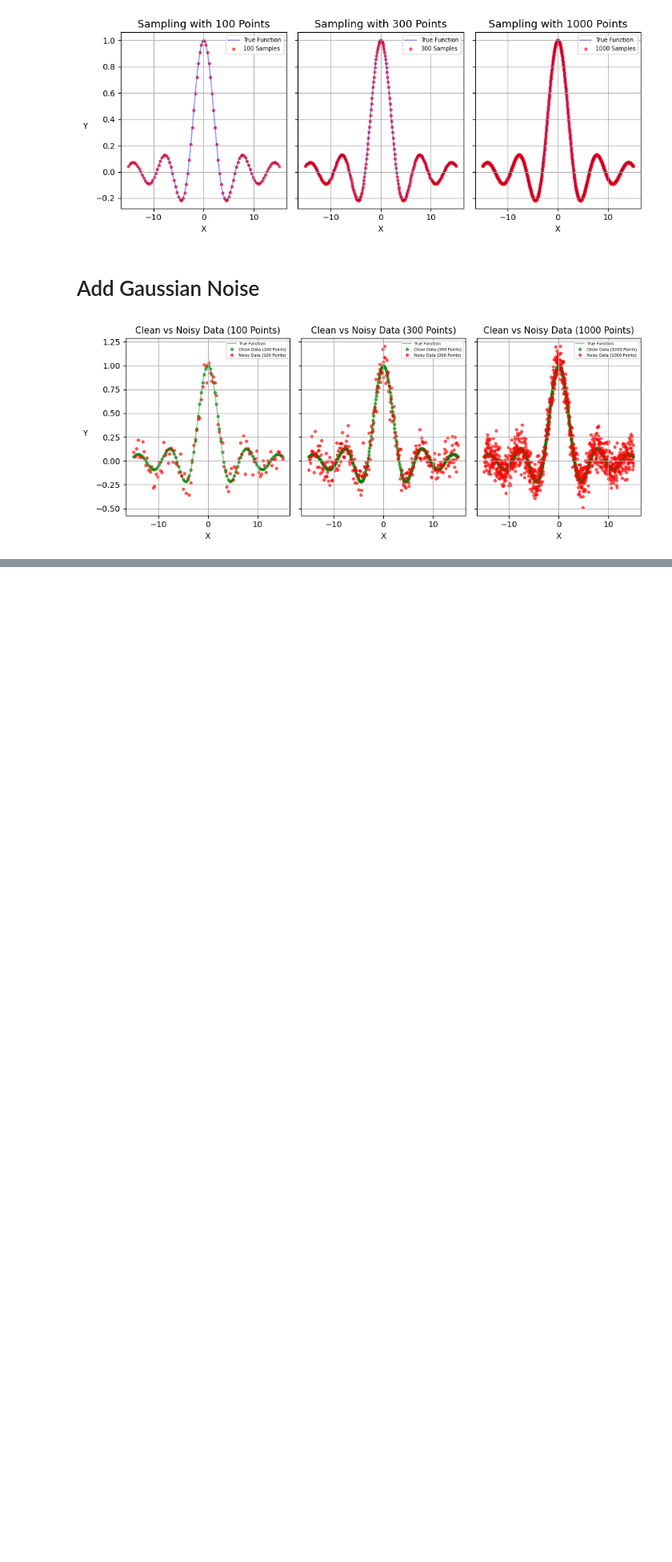
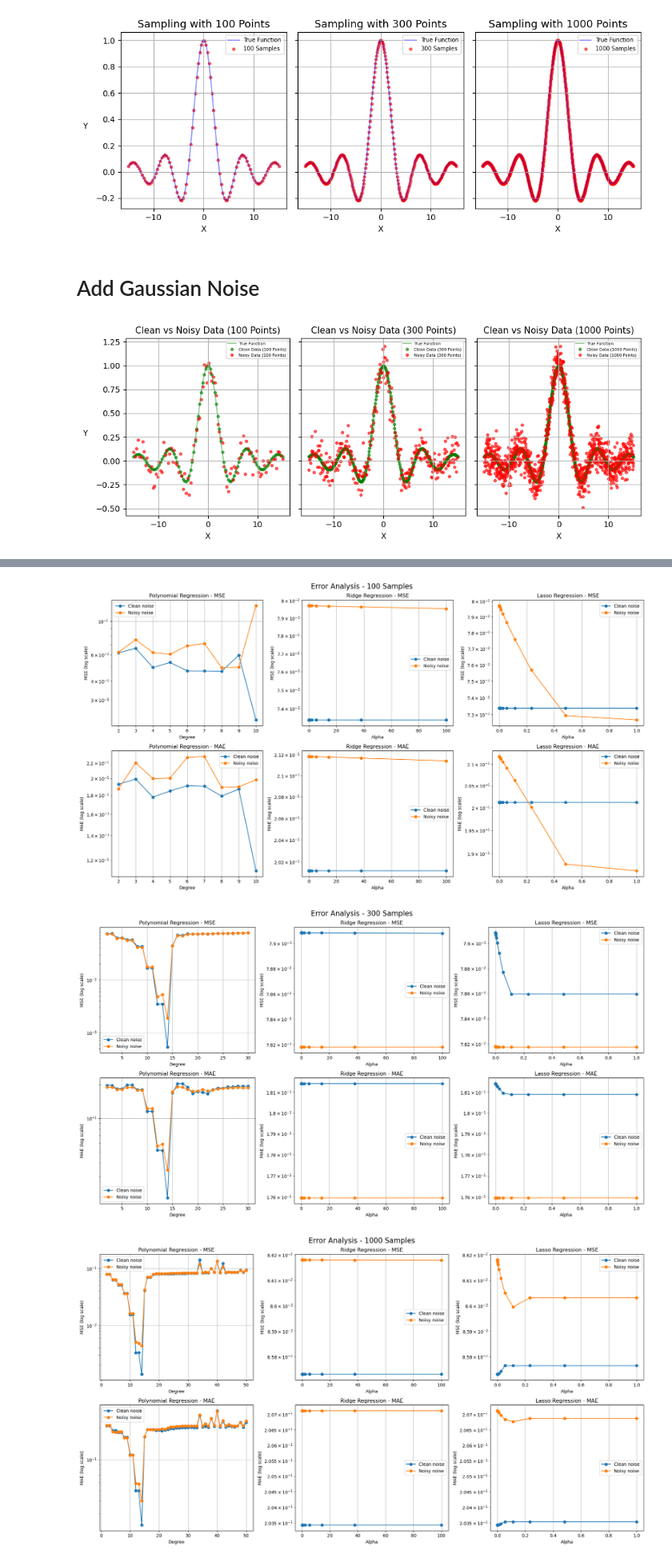
Before and after one commit to SobhanEyvazipoor/Homework-1, a Jupyter notebook: Exercise_2.ipynb, the cells around one changed output, grey strips where cells are left out. Shown at 80% size. Drawn from its saved outputs; the diff is of its cells as text; code cells hidden in the pictures; blank space fills up the shorter version.

Commit message:
Add "Function Estimation", "Perfomance Analysis" and "Comparison" sections to "Exercise_2.ipynb"

```diff
--- a/Exercise_2.ipynb
+++ b/Exercise_2.ipynb
@@ -98,0 +101,19 @@ plt.show()
+# %%
+# We will use this function in "Function Estimation With Outliers"
+def add_outliers(y, outlier_percentage=0.03):
+    """Add outliers to the data"""
+    n_outliers = int(len(y) * outlier_percentage)
+    outlier_indices = np.random.choice(len(y), n_outliers, replace=False)
+
+    y_with_outliers = y.copy()
+    for idx in outlier_indices:
+        # Add large deviation (positive or negative)
+        deviation = np.random.choice([-1, 1]) * np.random.uniform(2, 5)
+        y_with_outliers[idx] += deviation
+
+    return y_with_outliers, outlier_indices
+# %%
+def evaluate_model(y_true, y_pred):
+    mse = mean_squared_error(y_true, y_pred)
+    mae = mean_absolute_error(y_true, y_pred)
+    return mse, mae
@@ -98,0 +269,4 @@ plt.show()
+# %%
+n_samples_list = [100, 300, 1000]
+noise_levels = ['Clean', 'Noisy']
+results_no_outliers = analyze_regression_models(n_samples_list, noise_levels, add_outliers_flag=False)
@@ -98,0 +359,6 @@ plt.show()
+# %%
+plot_error_analysis(results_no_outliers, n_samples_list, noise_levels, add_outliers_flag=False)
+# %% [output]
+[figure, added]
+[figure, added]
+[figure, added]
```
Also changed, not shown: parts of 8 cells of this notebook.
